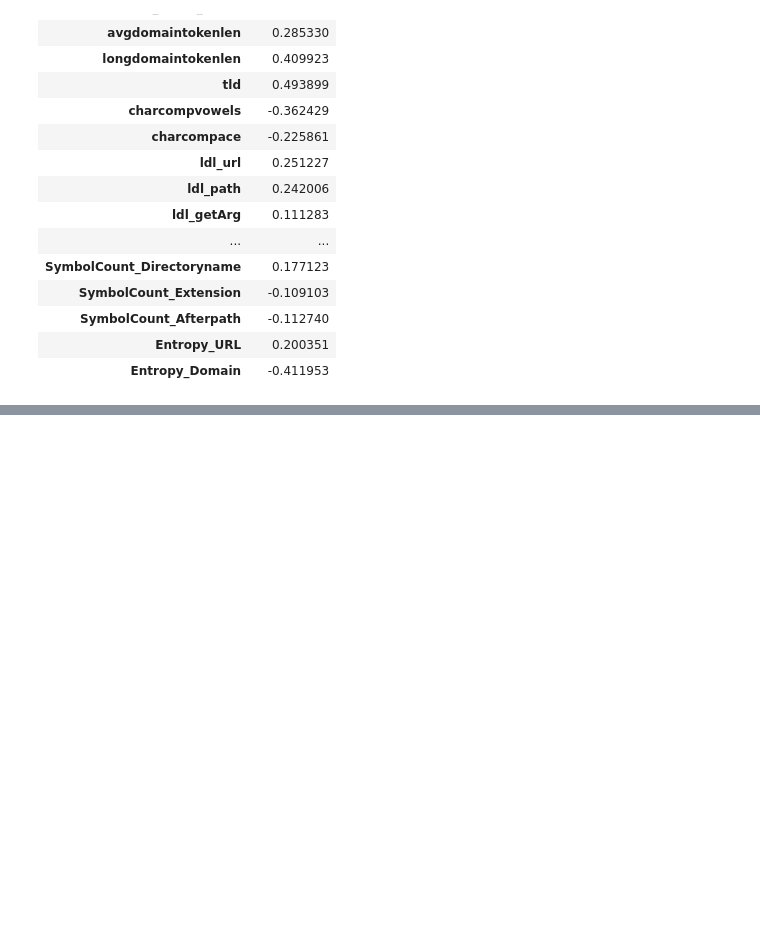
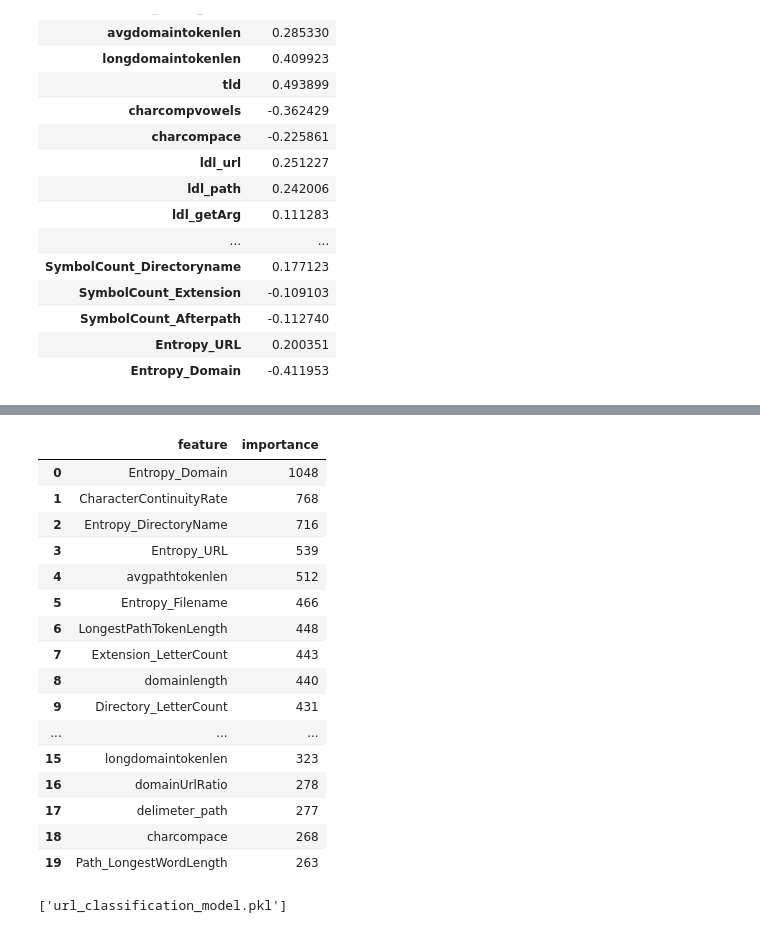
Before and after one commit to RyanRoy37/Red-Tape, a Jupyter notebook: Backend/ML/models/url_model/url_feature_extracting.ipynb, the cells around one changed output, grey strips where cells are left out. Cells and saved outputs as stored; diff of their text form; code cells hidden in the pictures; blank space fills up the shorter version.

```diff
--- a/Backend/ML/models/url_model/url_feature_extracting.ipynb
+++ b/Backend/ML/models/url_model/url_feature_extracting.ipynb
@@ -177,0 +206,7 @@ filtered_corr_df
+# %%
+#Seperating features into dependent and independent sets
+x = df.drop(columns=["URL_Type_obf_Type"])
+y=df['URL_Type_obf_Type']
+from sklearn.preprocessing import LabelEncoder
+le = LabelEncoder()
+y = le.fit_transform(y)
@@ -177,0 +304,11 @@ filtered_corr_df
+# %%
+final_model = LGBMClassifier(
+    n_estimators=500,
+    max_depth=-1,
+    learning_rate=0.05,
+    subsample=0.8,
+    colsample_bytree=0.8,
+    random_state=42
+)
+# %%
+final_model.fit(x, y)
@@ -177,0 +325,35 @@ filtered_corr_df
+# %%
+# Anlyzing the impprtant features used for classification by the model
+importances = final_model.feature_importances_
+sorted_idx = np.argsort(importances)[::-1]
+
+feature_importance = pd.DataFrame({
+    "feature":x.columns[sorted_idx],
+    "importance": importances[sorted_idx]
+})
+
+feature_importance.head(20)
+# %% [output]
+|  | feature | importance |
+| 0 | Entropy_Domain | 1048 |
+| 1 | CharacterContinuityRate | 768 |
+| 2 | Entropy_DirectoryName | 716 |
+| 3 | Entropy_URL | 539 |
+| 4 | avgpathtokenlen | 512 |
+| 5 | Entropy_Filename | 466 |
+| 6 | LongestPathTokenLength | 448 |
+| 7 | Extension_LetterCount | 443 |
+| 8 | domainlength | 440 |
+| 9 | Directory_LetterCount | 431 |
+| ... | ... | ... |
+| 15 | longdomaintokenlen | 323 |
+| 16 | domainUrlRatio | 278 |
+| 17 | delimeter_path | 277 |
+| 18 | charcompace | 268 |
+| 19 | Path_LongestWordLength | 263 |
+# %%
+#Saving the model
+import joblib
+joblib.dump(final_model, 'url_classification_model.pkl')
+# %% [output]
+['url_classification_model.pkl']
```
Also changed, not shown: parts of 11 cells of this notebook, 4 other files.
